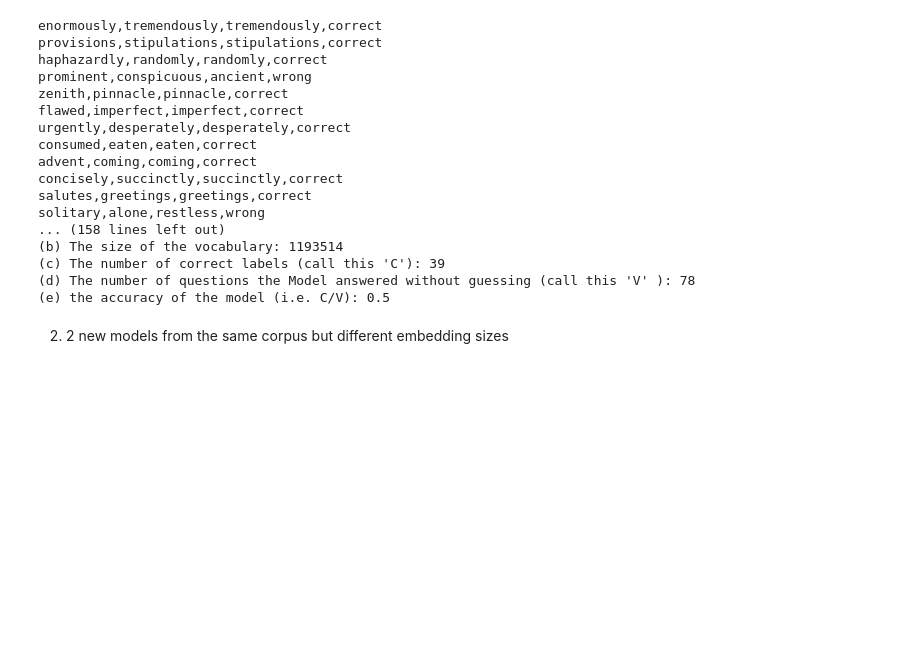
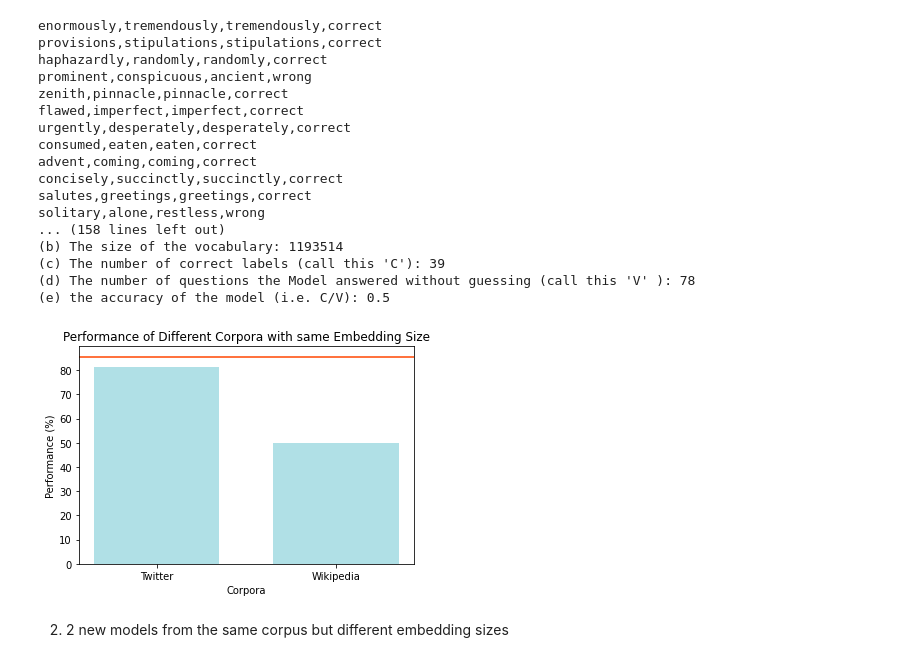
Before and after one commit to comp472-bots/mini-project-3, a Jupyter notebook: mini-project-3.ipynb, the cells around one changed output. Cells and saved outputs as stored; diff of their text form; code cells hidden in the pictures; blank space fills up the shorter version.

Commit message:
added corpora plot

```diff
--- a/mini-project-3.ipynb
+++ b/mini-project-3.ipynb
@@ -149,7 +149,7 @@ def compute_synonyms(model, model_name):
 
             details_writer.writerow([question_word, answer_word, guess_word, label.value])
 
-        performance = num_correct/(num_correct + num_wrong)
+        performance = (num_correct/(num_correct + num_wrong)) * 100
 
         analysis_writer.writerow([model_name, len(model), num_correct, (num_correct + num_wrong), performance])
         print_analysis(model, model_name, num_correct, num_wrong)
@@ -225,10 +225,10 @@ model_word2vec_glove_twitter_100 = api.load("glove-twitter-100")
 # %% [output]
 KeyboardInterrupt:
 # %%
-
-
 performance_wiki_100 = compute_synonyms(model_word2vec_glove_wiki_100, "glove-wiki-gigaword-100")
 performance_twitter_100 = compute_synonyms(model_word2vec_glove_twitter_100, "glove-twitter-100")
+
+performances_list = [performance_wiki_100, performance_twitter_100]
 # %% [output]
 enormously,tremendously,tremendously,correct
 provisions,stipulations,stipulations,correct
@@ -247,6 +247,26 @@ solitary,alone,restless,wrong
 (c) The number of correct labels (call this 'C'): 39
 (d) The number of questions the Model answered without guessing (call this 'V' ): 78
 (e) the accuracy of the model (i.e. C/V): 0.5
+# %%
+# Let's compare the results of models from different corpora but same embedding size
+
+import matplotlib.pyplot as plt
+
+corpora_list = ['Twitter', 'Wikipedia']
+
+# Human gold standard performance retrieved from class results
+human_standard_perforance = 85.6
+
+# Creating the bar plot
+plt.bar(corpora_list, performances_list, color = 'powderblue', width = 0.7, align = 'center')
+
+plt.xlabel("Corpora")
+plt.ylabel("Performance (%)")
+plt.title("Performance of Different Corpora with same Embedding Size")
+plt.axhline(human_standard_perforance, color = 'orangered')
+plt.show()
+# %% [output]
+[figure, added]
 # %% [markdown]
 2. 2 new models from the same corpus but different embedding sizes
 # %%
```
Also changed, not shown: parts of 1 cell of this notebook, 2 other files.
